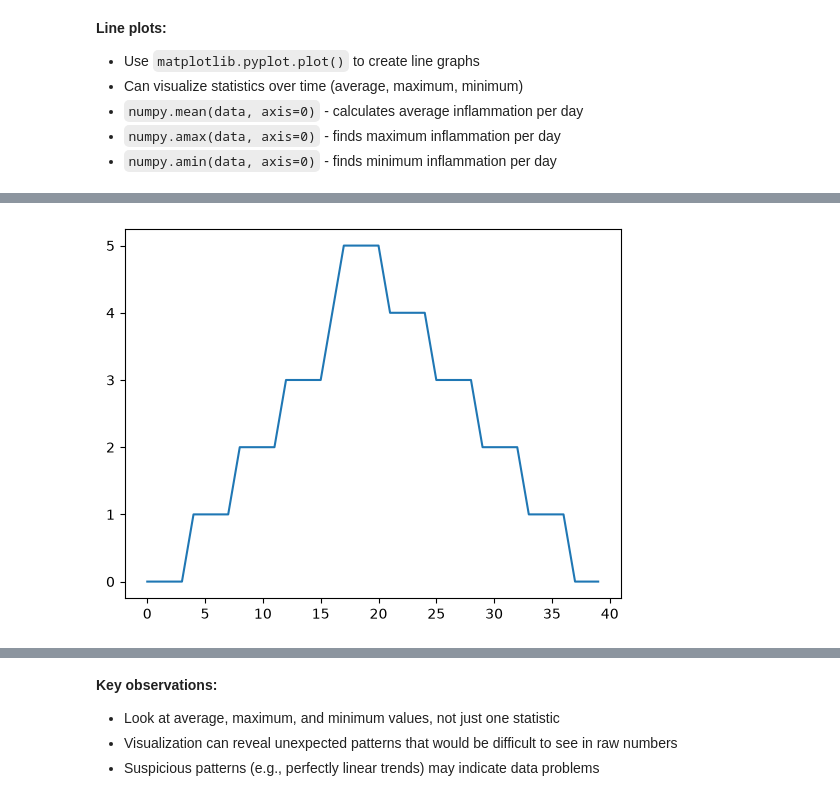
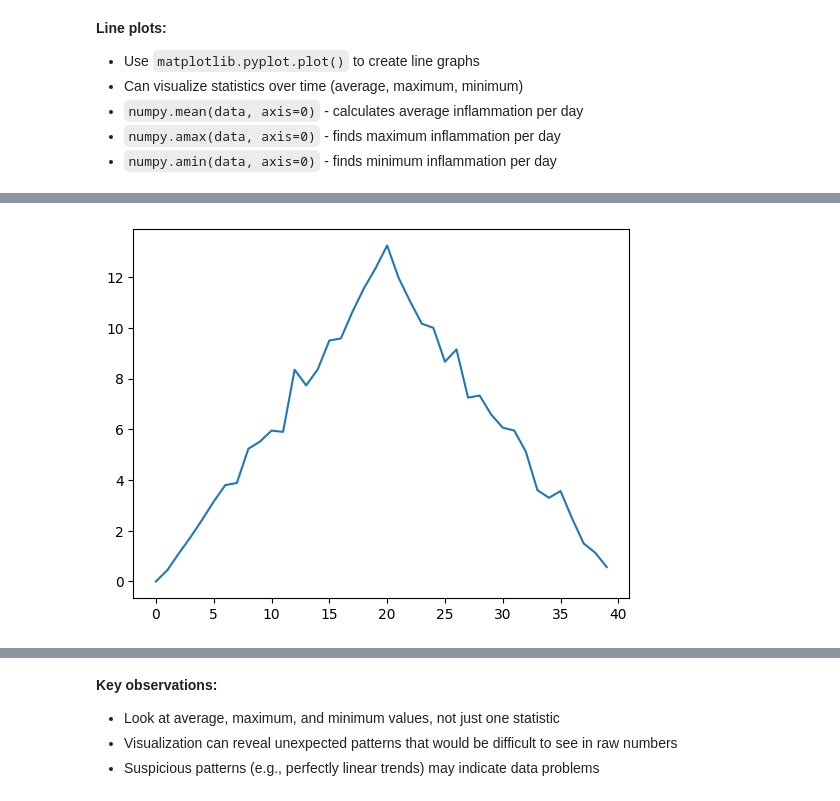
Before and after one commit to rmeeuwisse/swc-python, a Jupyter notebook: 03-visualizing-data.ipynb, the cells around one changed output, grey strips where cells are left out. Cells and saved outputs as stored; diff of their text form; code cells hidden in the pictures.

```diff
--- a/03-visualizing-data.ipynb
+++ b/03-visualizing-data.ipynb
@@ -44,5 +46,7 @@ plotHeat = matplotlib.pyplot.imshow(patientData1, )
 - `numpy.amax(data, axis=0)` - finds maximum inflammation per day
 - `numpy.amin(data, axis=0)` - finds minimum inflammation per day
 # %%
-plotLineAve = matplotlib.pyplot.plot(numpy.mean(patientData1, axis=0))
+# Calculate average inflammation for all patients per-day
+average_per_day = np.mean(data, axis=0)
+average_per_day.shape
 # %% [output]
@@ -54,4 +54,5 @@ plotLineMax = matplotlib.pyplot.plot(numpy.amax(patientData1, axis=0))
-# %%
-plotLinemin = matplotlib.pyplot.plot(numpy.amin(patientData1, axis=0))
-# %% [output]
-[figure, removed]
+# %%
+# Make a line plot of average inflammation per day
+ave_plot = plt.plot(average_per_day)
+# %% [output]
+[figure, added]
```
Also changed, not shown: parts of 10 cells of this notebook.
